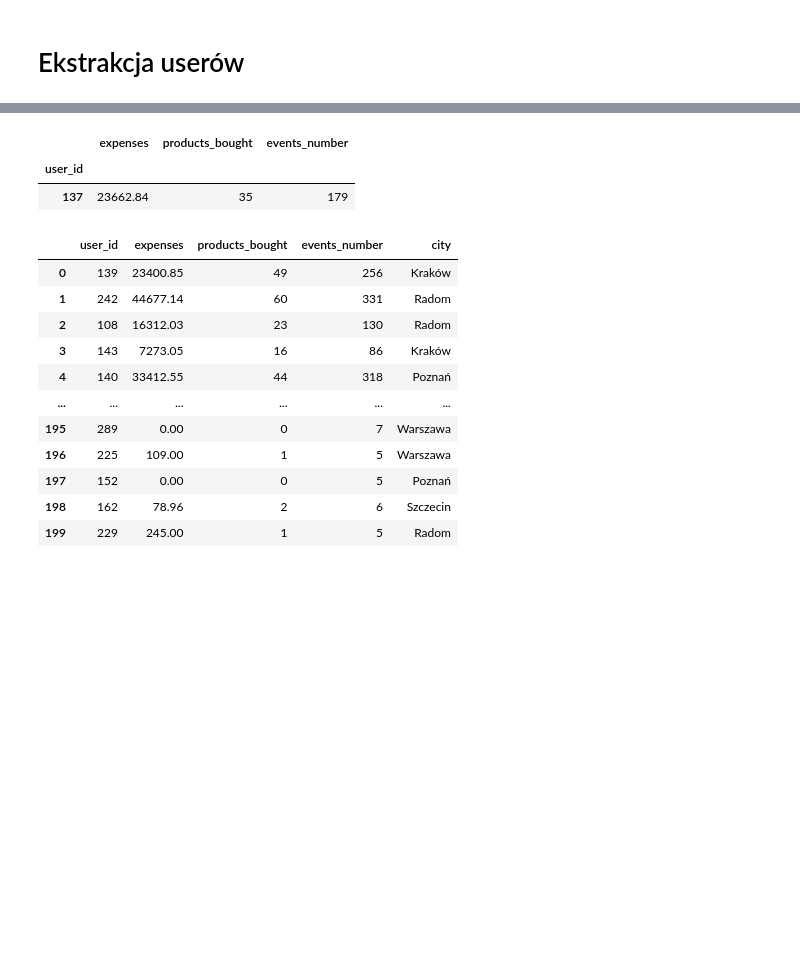
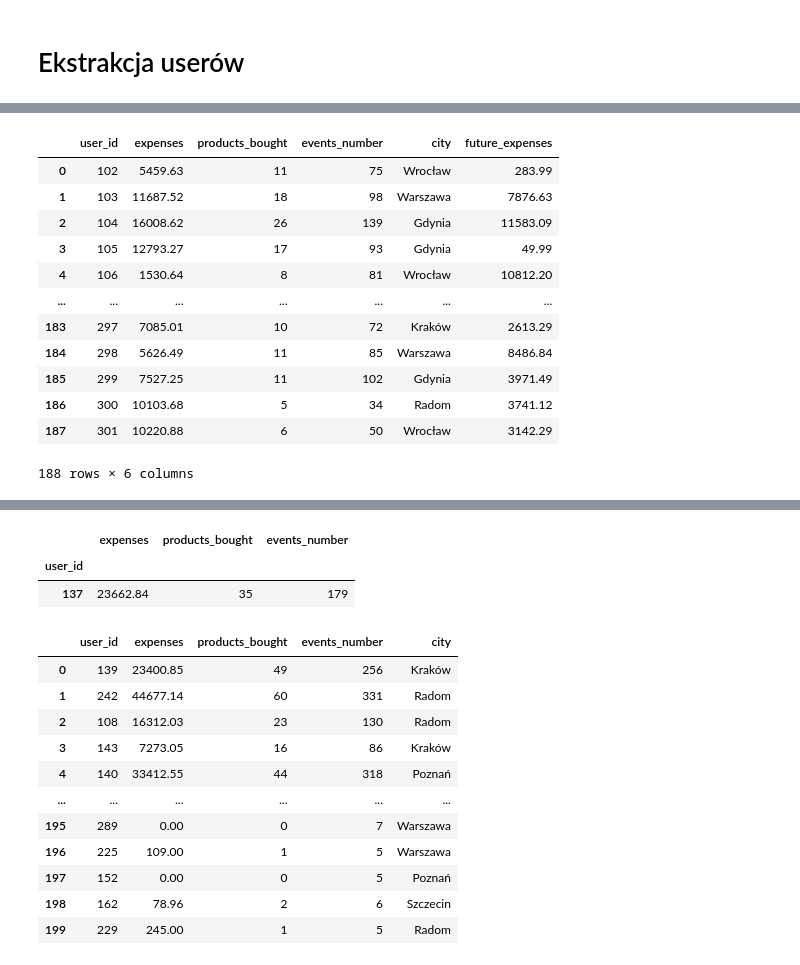
Before and after one commit to Robak132/IUM, a Jupyter notebook: notebooks/session_extraction.ipynb, the cells around one changed output, grey strips where cells are left out. Drawn from its saved outputs; the diff is of its cells as text; code cells hidden in the pictures; blank space fills up the shorter version.

```diff
--- a/notebooks/session_extraction.ipynb
+++ b/notebooks/session_extraction.ipynb
@@ -216,0 +202,2 @@ extract_users_data(sessions_data, users_data, products_data)
+# %%
+extracted_train = extract_users_data(train_data, users_data, products_data).sort_values(['user_id'])
@@ -216,0 +220,2 @@ extract_users_data(sessions_data, users_data, products_data)
+# %%
+extracted_test = extract_users_data(test_data, users_data, products_data).sort_values(['user_id'])
@@ -216,0 +238,20 @@ extract_users_data(sessions_data, users_data, products_data)
+# %%
+desired_output = extracted_test[['user_id', 'expenses']].set_index('user_id')
+desired_output = desired_output.rename(columns = {'expenses':'future_expenses'})
+# %%
+wichtige_tabelle = pd.merge(extracted_train, desired_output, on="user_id").sort_values(by=['user_id'])
+wichtige_tabelle
+# %% [output]
+|  | user_id | expenses | products_bought | events_number | city | future_expenses |
+| 0 | 102 | 5459.63 | 11 | 75 | Wrocław | 283.99 |
+| 1 | 103 | 11687.52 | 18 | 98 | Warszawa | 7876.63 |
+| 2 | 104 | 16008.62 | 26 | 139 | Gdynia | 11583.09 |
+| 3 | 105 | 12793.27 | 17 | 93 | Gdynia | 49.99 |
+| 4 | 106 | 1530.64 | 8 | 81 | Wrocław | 10812.20 |
+| ... | ... | ... | ... | ... | ... | ... |
+| 183 | 297 | 7085.01 | 10 | 72 | Kraków | 2613.29 |
+| 184 | 298 | 5626.49 | 11 | 85 | Warszawa | 8486.84 |
+| 185 | 299 | 7527.25 | 11 | 102 | Gdynia | 3971.49 |
+| 186 | 300 | 10103.68 | 5 | 34 | Radom | 3741.12 |
+| 187 | 301 | 10220.88 | 6 | 50 | Wrocław | 3142.29 |
+188 rows × 6 columns
```
Also changed, not shown: parts of 16 cells of this notebook.
